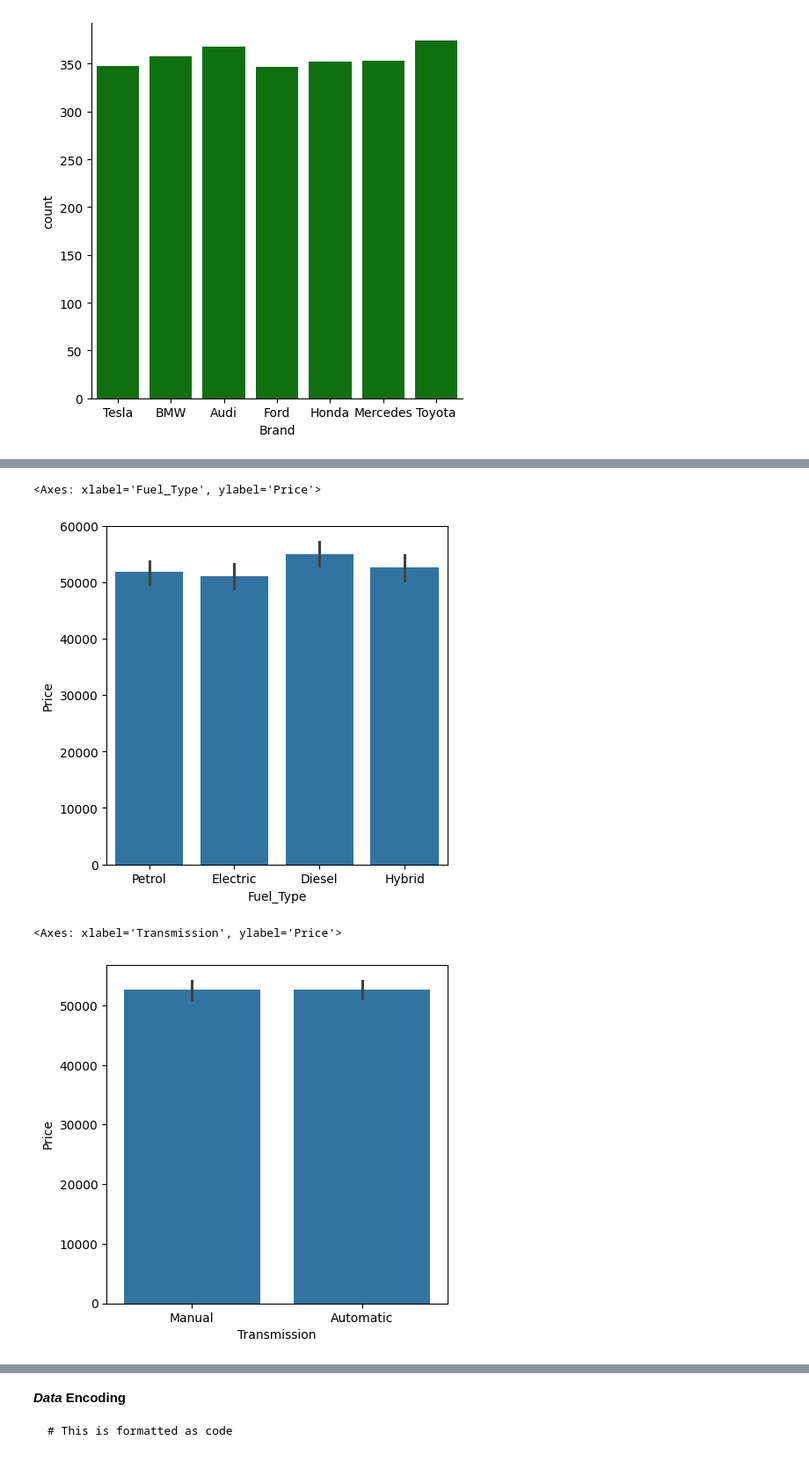
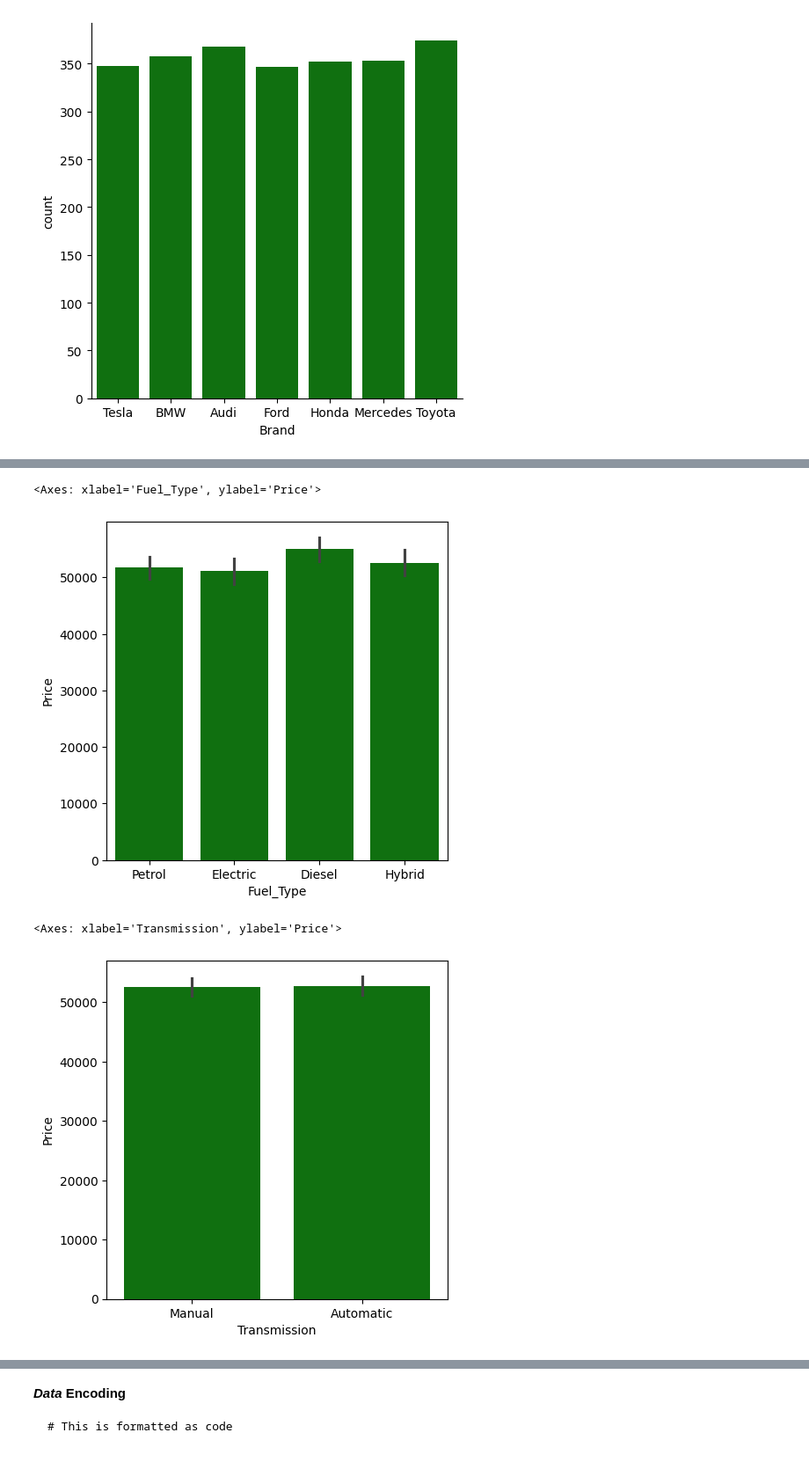
Before and after one commit to AichaELMouta/Car_Price_Prediction, a Jupyter notebook: car_price_prediction.ipynb, the cells around one changed output, grey strips where cells are left out. Shown: that part at 88% size. Cells and saved outputs as stored; diff of their text form; code cells hidden in the pictures.

```diff
--- a/car_price_prediction.ipynb
+++ b/car_price_prediction.ipynb
@@ -173,17 +173,17 @@ sns.barplot(x='Price', y = 'Model', data = car_data)
 # %%
 # Price  vs Fuel Type
 plot = plt.figure(figsize=(5,5))
-sns.barplot(x='Fuel_Type', y = 'Price', data = car_data)
+sns.barplot(x='Fuel_Type', y = 'Price', data = car_data, color = 'green')
 # %% [output]
 <Axes: xlabel='Fuel_Type', ylabel='Price'>
-[figure, old version]
+[figure, new version]
 # %%
 # Price  vs Transmission
 plot = plt.figure(figsize=(5,5))
-sns.barplot(x='Transmission', y = 'Price', data = car_data)
+sns.barplot(x='Transmission', y = 'Price', data = car_data, color = 'green')
 # %% [output]
 <Axes: xlabel='Transmission', ylabel='Price'>
-[figure, old version]
+[figure, new version]
 # %%
 # Price  vs Condition
 plot = plt.figure(figsize=(5,5))
```
Also changed, not shown: parts of 22 cells of this notebook.
